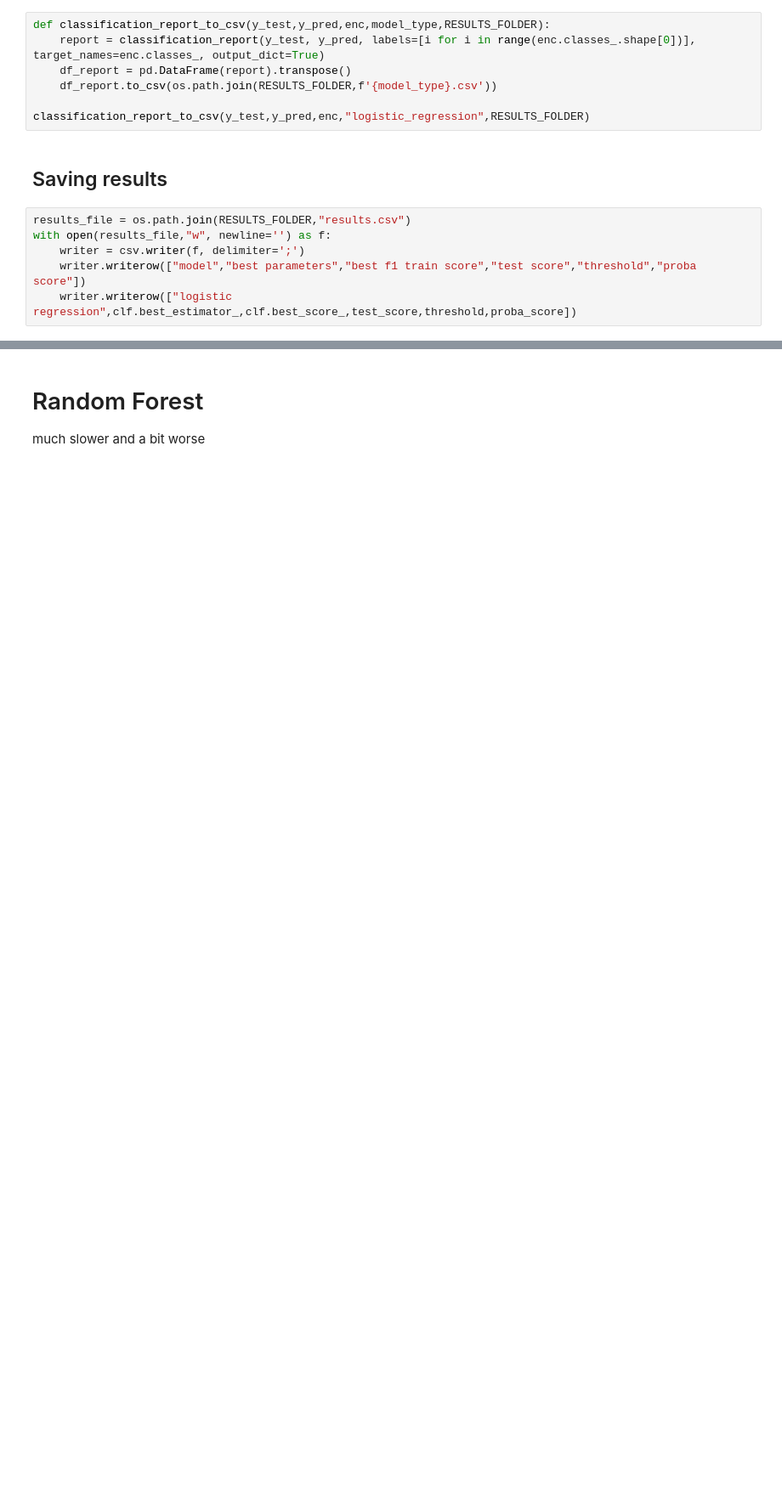
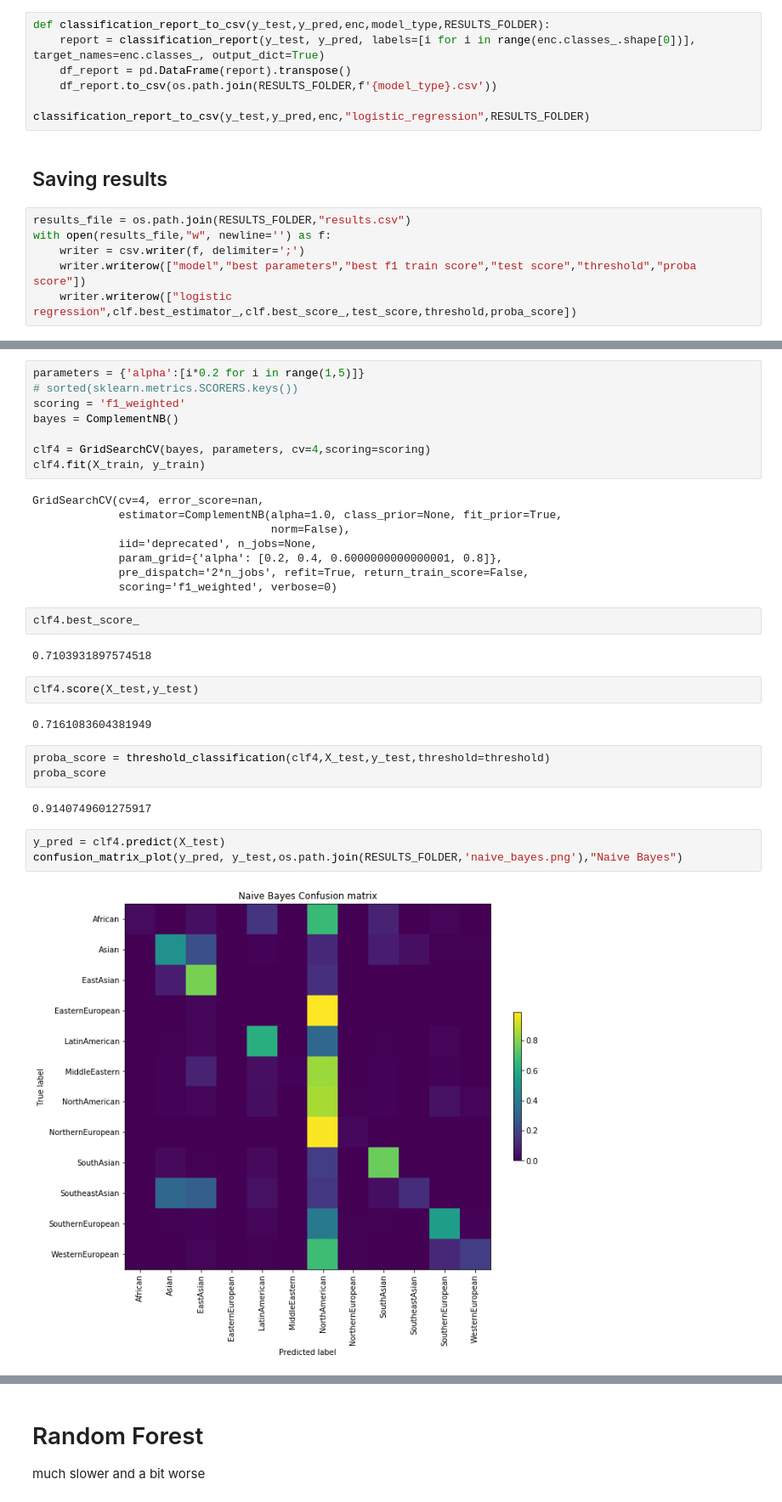
Before and after one commit to catherning/food_recipe_gen, a Jupyter notebook: cuisine_classification/ML_classification.ipynb, the cells around one changed output, grey strips where cells are left out. Shown at 85% size. Saved outputs shown, nothing was run; the diff lists cells and outputs as text; blank space fills up the shorter version.

```diff
--- a/cuisine_classification/ML_classification.ipynb
+++ b/cuisine_classification/ML_classification.ipynb
@@ -203,0 +286,34 @@ with open(results_file,"w", newline='') as f:
+# %%
+parameters = {'alpha':[i*0.2 for i in range(1,5)]}
+# sorted(sklearn.metrics.SCORERS.keys())
+scoring = 'f1_weighted'
+bayes = ComplementNB()
+
+clf4 = GridSearchCV(bayes, parameters, cv=4,scoring=scoring)
+clf4.fit(X_train, y_train)
+# %% [output]
+GridSearchCV(cv=4, error_score=nan,
+             estimator=ComplementNB(alpha=1.0, class_prior=None, fit_prior=True,
+                                    norm=False),
+             iid='deprecated', n_jobs=None,
+             param_grid={'alpha': [0.2, 0.4, 0.6000000000000001, 0.8]},
+             pre_dispatch='2*n_jobs', refit=True, return_train_score=False,
+             scoring='f1_weighted', verbose=0)
+# %%
+clf4.best_score_
+# %% [output]
+0.7103931897574518
+# %%
+clf4.score(X_test,y_test)
+# %% [output]
+0.7161083604381949
+# %%
+proba_score = threshold_classification(clf4,X_test,y_test,threshold=threshold)
+proba_score
+# %% [output]
+0.9140749601275917
+# %%
+y_pred = clf4.predict(X_test)
+confusion_matrix_plot(y_pred, y_test,os.path.join(RESULTS_FOLDER,'naive_bayes.png'),"Naive Bayes")
+# %% [output]
+[figure, added]
```
Also changed, not shown: parts of 109 cells of this notebook.
